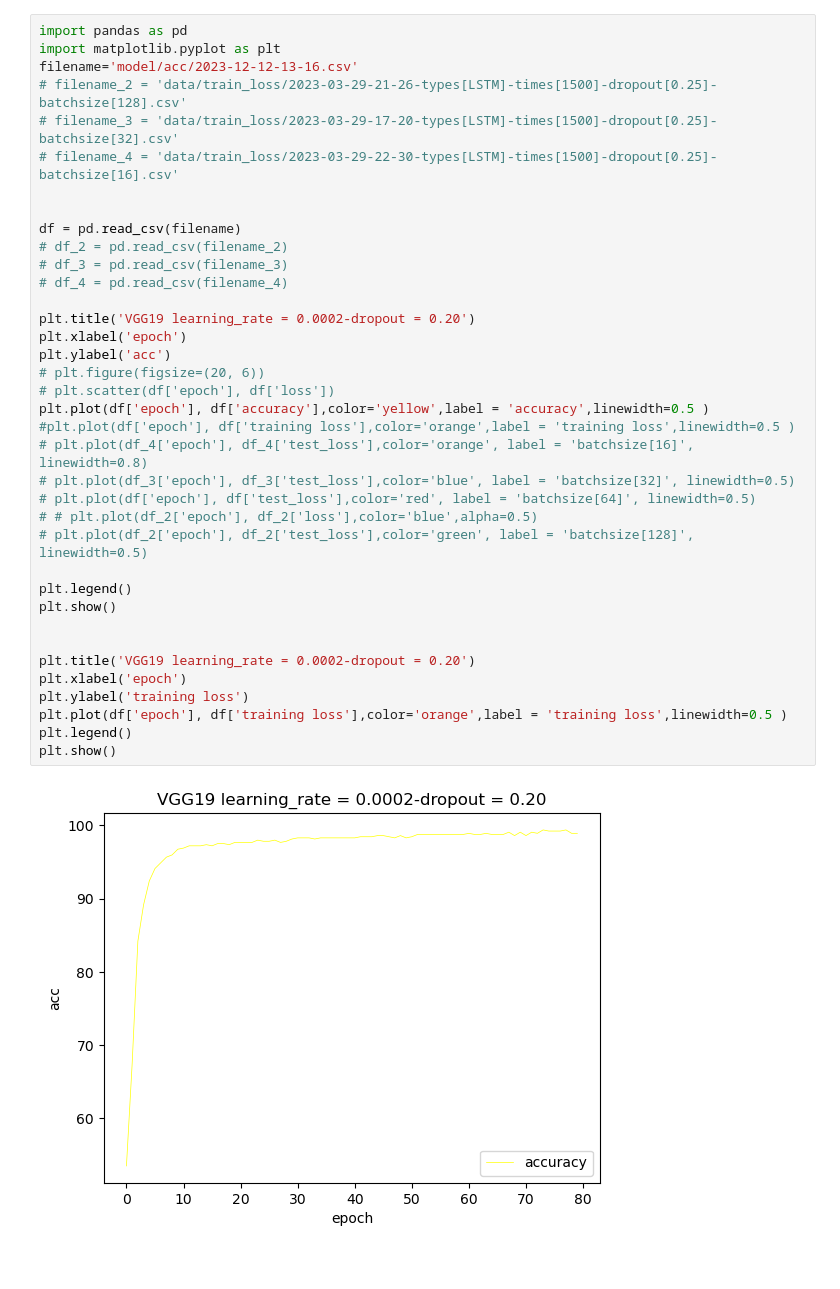
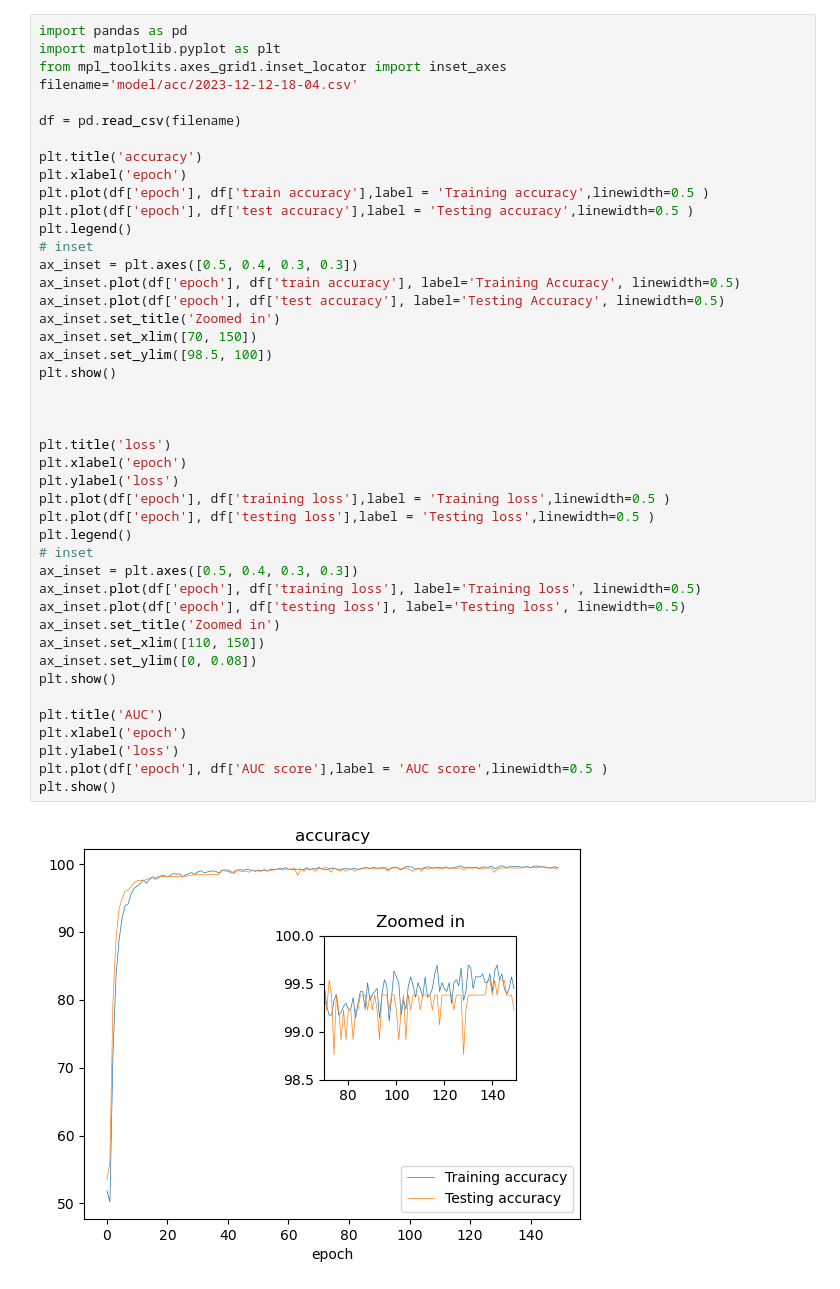
Before and after one commit to x-Arte/ClassificationEndomicroscopyImages, a Jupyter notebook: figures.ipynb, the cells around one changed output. Drawn from its saved outputs; the diff is of its cells as text.

```diff
--- a/figures.ipynb
+++ b/figures.ipynb
@@ -1,39 +1,46 @@
 # %%
 import pandas as pd
 import matplotlib.pyplot as plt
-filename='model/acc/2023-12-12-13-16.csv'
-# filename_2 = 'data/train_loss/2023-03-29-21-26-types[LSTM]-times[1500]-dropout[0.25]-batchsize[128].csv'
-# filename_3 = 'data/train_loss/2023-03-29-17-20-types[LSTM]-times[1500]-dropout[0.25]-batchsize[32].csv'
-# filename_4 = 'data/train_loss/2023-03-29-22-30-types[LSTM]-times[1500]-dropout[0.25]-batchsize[16].csv'
-
+from mpl_toolkits.axes_grid1.inset_locator import inset_axes
+filename='model/acc/2023-12-12-18-04.csv'
 
 df = pd.read_csv(filename)
-# df_2 = pd.read_csv(filename_2)
-# df_3 = pd.read_csv(filename_3)
-# df_4 = pd.read_csv(filename_4)
 
-plt.title('VGG19 learning_rate = 0.0002-dropout = 0.20')
+plt.title('accuracy')
 plt.xlabel('epoch')
-plt.ylabel('acc')
-# plt.figure(figsize=(20, 6))
-# plt.scatter(df['epoch'], df['loss'])
-plt.plot(df['epoch'], df['accuracy'],color='yellow',label = 'accuracy',linewidth=0.5 )
-#plt.plot(df['epoch'], df['training loss'],color='orange',label = 'training loss',linewidth=0.5 )
-# plt.plot(df_4['epoch'], df_4['test_loss'],color='orange', label = 'batchsize[16]', linewidth=0.8)
-# plt.plot(df_3['epoch'], df_3['test_loss'],color='blue', label = 'batchsize[32]', linewidth=0.5)
-# plt.plot(df['epoch'], df['test_loss'],color='red', label = 'batchsize[64]', linewidth=0.5)
-# # plt.plot(df_2['epoch'], df_2['loss'],color='blue',alpha=0.5)
-# plt.plot(df_2['epoch'], df_2['test_loss'],color='green', label = 'batchsize[128]', linewidth=0.5)
-
+plt.plot(df['epoch'], df['train accuracy'],label = 'Training accuracy',linewidth=0.5 )
+plt.plot(df['epoch'], df['test accuracy'],label = 'Testing accuracy',linewidth=0.5 )
 plt.legend()
+# inset
+ax_inset = plt.axes([0.5, 0.4, 0.3, 0.3])
+ax_inset.plot(df['epoch'], df['train accuracy'], label='Training Accuracy', linewidth=0.5)
+ax_inset.plot(df['epoch'], df['test accuracy'], label='Testing Accuracy', linewidth=0.5)
+ax_inset.set_title('Zoomed in')
+ax_inset.set_xlim([70, 150])
+ax_inset.set_ylim([98.5, 100])
 plt.show()
 
 
-plt.title('VGG19 learning_rate = 0.0002-dropout = 0.20')
+
+plt.title('loss')
 plt.xlabel('epoch')
-plt.ylabel('training loss')
-plt.plot(df['epoch'], df['training loss'],color='orange',label = 'training loss',linewidth=0.5 )
+plt.ylabel('loss')
+plt.plot(df['epoch'], df['training loss'],label = 'Training loss',linewidth=0.5 )
+plt.plot(df['epoch'], df['testing loss'],label = 'Testing loss',linewidth=0.5 )
 plt.legend()
+# inset
+ax_inset = plt.axes([0.5, 0.4, 0.3, 0.3])
+ax_inset.plot(df['epoch'], df['training loss'], label='Training loss', linewidth=0.5)
+ax_inset.plot(df['epoch'], df['testing loss'], label='Testing loss', linewidth=0.5)
+ax_inset.set_title('Zoomed in')
+ax_inset.set_xlim([110, 150])
+ax_inset.set_ylim([0, 0.08])
 plt.show()
+
+plt.title('AUC')
+plt.xlabel('epoch')
+plt.ylabel('loss')
+plt.plot(df['epoch'], df['AUC score'],label = 'AUC score',linewidth=0.5 )
+plt.show()
 # %% [output]
-[figure, old version]
+[figure, new version]
```
Also changed, not shown: parts of 2 cells of this notebook, 4 other files.
